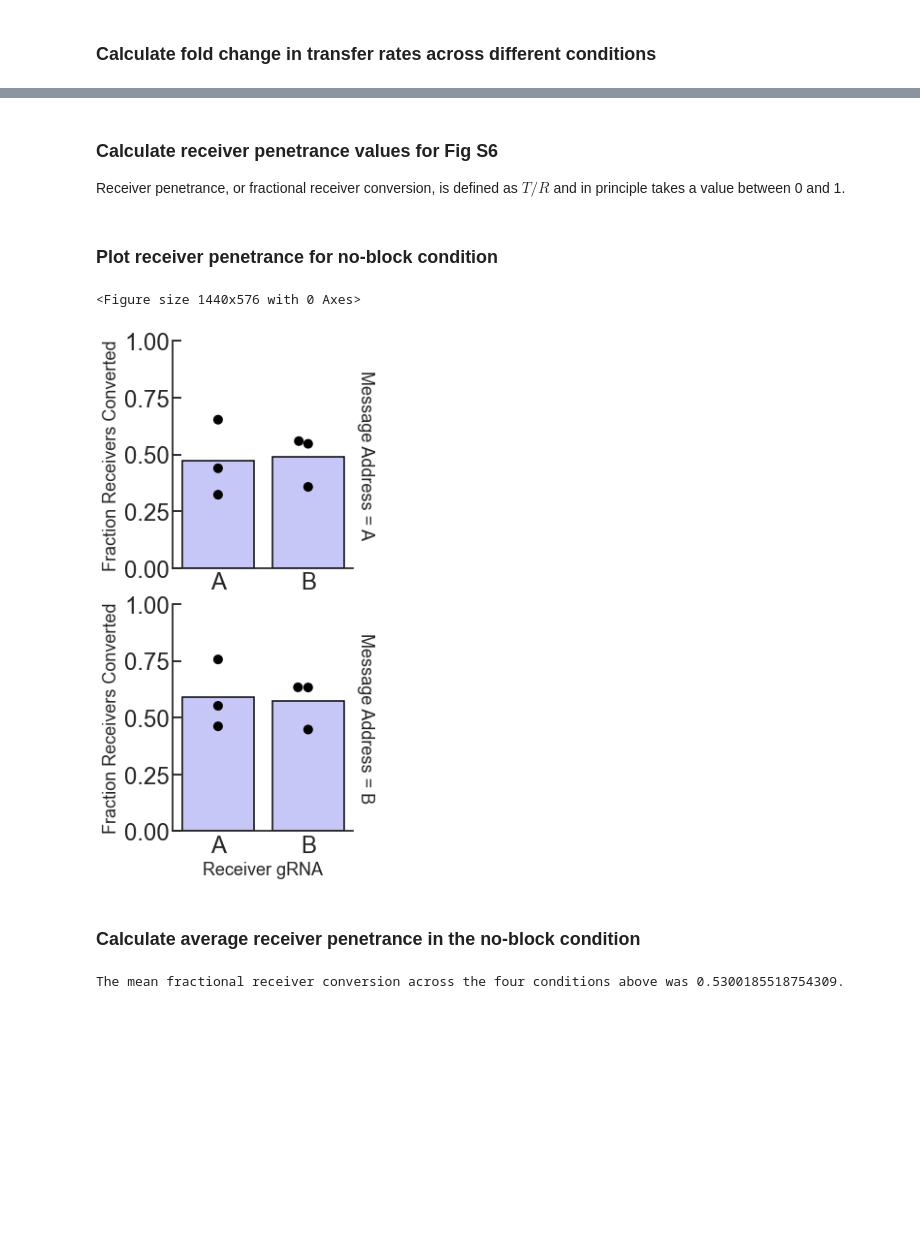
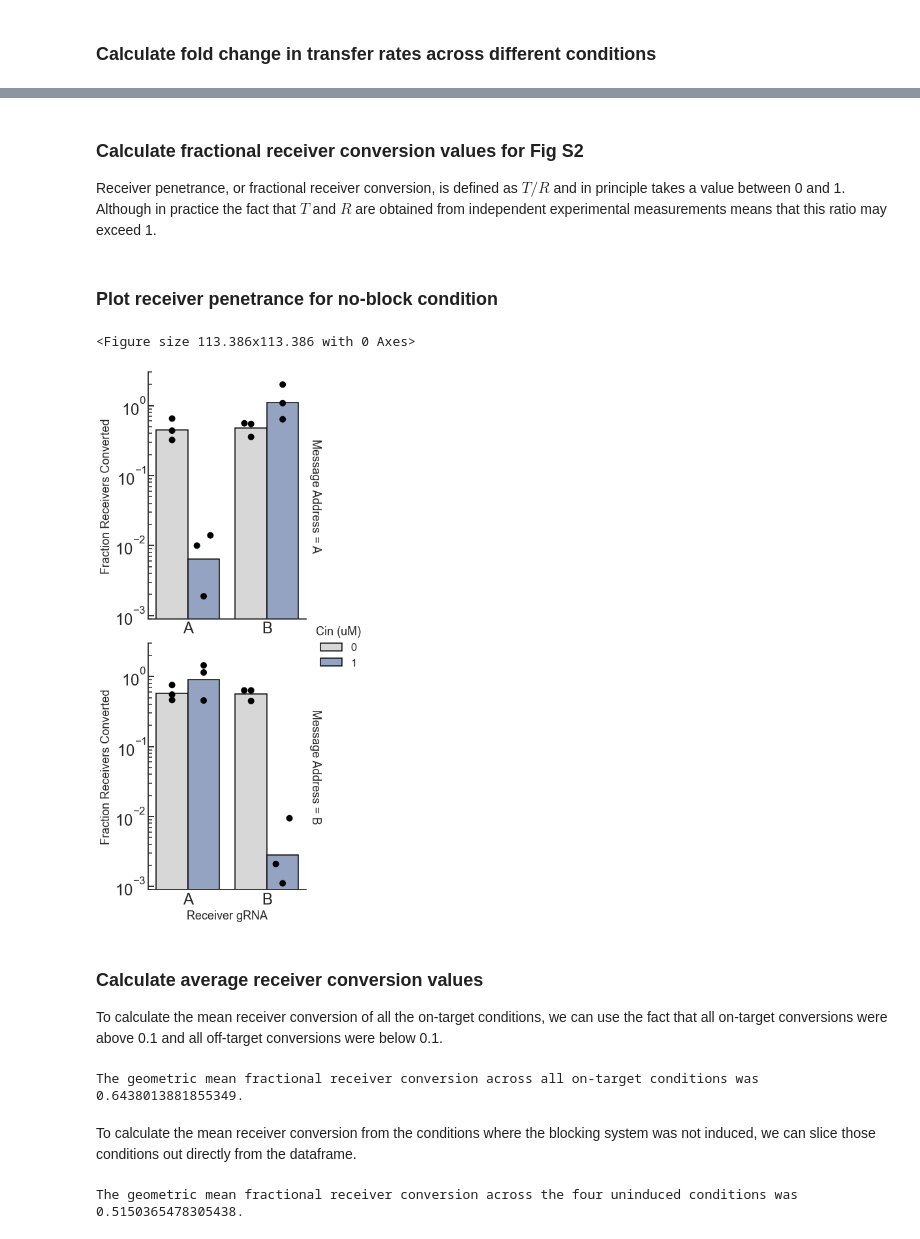
Before and after one commit to jpmarken/DNAmessaging, a Jupyter notebook: Fig3_FigS2_plotting.ipynb, the cells around one changed output, grey strips where cells are left out. Drawn from its saved outputs; the diff is of its cells as text; code cells hidden in the pictures; blank space fills up the shorter version.

Commit message:
Included receiver conversion fraction calculations

```diff
--- a/Fig3_FigS6_plotting.ipynb
+++ b/Fig3_FigS2_plotting.ipynb
@@ -257,7 +242,7 @@ The fold change in transfer rates between recipients for the b message was 1.017
 # %% [markdown]
-### Calculate receiver penetrance values for Fig S6
+### Calculate fractional receiver conversion values for Fig S2
 
-Receiver penetrance, or fractional receiver conversion, is defined as $T/R$ and in principle takes a value between 0 and 1.
+Receiver penetrance, or fractional receiver conversion, is defined as $T/R$ and in principle takes a value between 0 and 1. Although in practice the fact that $T$ and $R$ are obtained from independent experimental measurements means that this ratio may exceed 1.
 # %%
 # Get penetrance values
 
@@ -336,34 +304,54 @@ for a in range(len(sites)):
 # %% [markdown]
 ### Plot receiver penetrance for no-block condition
-# %%
-plt.figure(figsize=(20,8))
-g = sns.FacetGrid(penetrance_df[penetrance_df['Cin (uM)'] == 0], row='Message Address',
-                  sharex=False, sharey=True, margin_titles=True,
-                  aspect=1.0, height=4,)
-
-g.map(sns.barplot, 'Receiver gRNA', 'Penetrance',
-      palette=[very_alpha_blue], ci=None, edgecolor='k',
-      order=['A','B']
-     )
-g.map(sns.swarmplot, 'Receiver gRNA', 'Penetrance',
-      palette=['k'], edgecolor='k', s=10, dodge=True,
-      order=['A','B']
-     )
-
-g.set(ylim=(0,1.0))
-g.set(ylabel='Fraction Receivers Converted')
-
-plt.savefig('./figs/Fig_S6.pdf', bbox_inches='tight')
-
-plt.show()
-# %% [output]
-<Figure size 1440x576 with 0 Axes>
-[figure, removed]
+# %%
+# Plot transfer rates
+
+plt.figure(figsize=(4*cm,4*cm))
+g = sns.FacetGrid(penetrance_df, row='Message Address',
+                  sharex=False, sharey=True, margin_titles=True,
+                  aspect=.8,
+                  height=6,
+                 )
+
+g.map(sns.barplot, 'Receiver gRNA', 'Penetrance', 'Cin (uM)',
+      palette=[alpha_grey, cb_darkblue], alpha=None, ci=None, edgecolor='k',
+      order=['A','B'], hue_order=[0,1], estimator=stats.mstats.gmean,
+     )
+g.map(sns.swarmplot, 'Receiver gRNA', 'Penetrance', 'Cin (uM)',
+      palette=['k'], edgecolor='k', s=10, dodge=True,
+      order=['A','B'], hue_order=[0,1],
+     )
+
+g.set(ylabel='Fraction Receivers Converted')
+g.set(yscale='log',
+     ylim=(9e-4,3e0))
+
+g.add_legend(title='Cin (uM)')
+
+plt.savefig('./figs/Fig_S2.pdf', bbox_inches='tight')
+
+plt.show()
+# %% [output]
+<Figure size 113.386x113.386 with 0 Axes>
+[figure, added]
 # %% [markdown]
-### Calculate average receiver penetrance in the no-block condition
+### Calculate average receiver conversion values
+
+To calculate the mean receiver conversion of all the on-target conditions, we can use the fact that all on-target conversions were above 0.1 and all off-target conversions were below 0.1.
+# %%
+pens = penetrance_df['Penetrance'].values
+ontarget_pens = pens[pens > 0.1]
+
+assert len(ontarget_pens) == 18
+
+print(f'The geometric mean fractional receiver conversion across all on-target conditions was {stats.mstats.gmean(ontarget_pens)}.')
+# %% [output]
+The geometric mean fractional receiver conversion across all on-target conditions was 0.6438013881855349.
+# %% [markdown]
+To calculate the mean receiver conversion from the conditions where the blocking system was not induced, we can slice those conditions out directly from the dataframe.
 # %%
-mean_penetrance = np.mean(penetrance_df[penetrance_df['Cin (uM)'] == 0]['Penetrance'].values)
+mean_penetrance = stats.mstats.gmean(penetrance_df[penetrance_df['Cin (uM)'] == 0]['Penetrance'].values)
 
-print(f'The mean fractional receiver conversion across the four conditions above was {mean_penetrance}.')
+print(f'The geometric mean fractional receiver conversion across the four uninduced conditions was {mean_penetrance}.')
 # %% [output]
-The mean fractional receiver conversion across the four conditions above was 0.5300185518754309.
+The geometric mean fractional receiver conversion across the four uninduced conditions was 0.5150365478305438.
```
Also changed, not shown: parts of 5 cells of this notebook, 26 other files.
